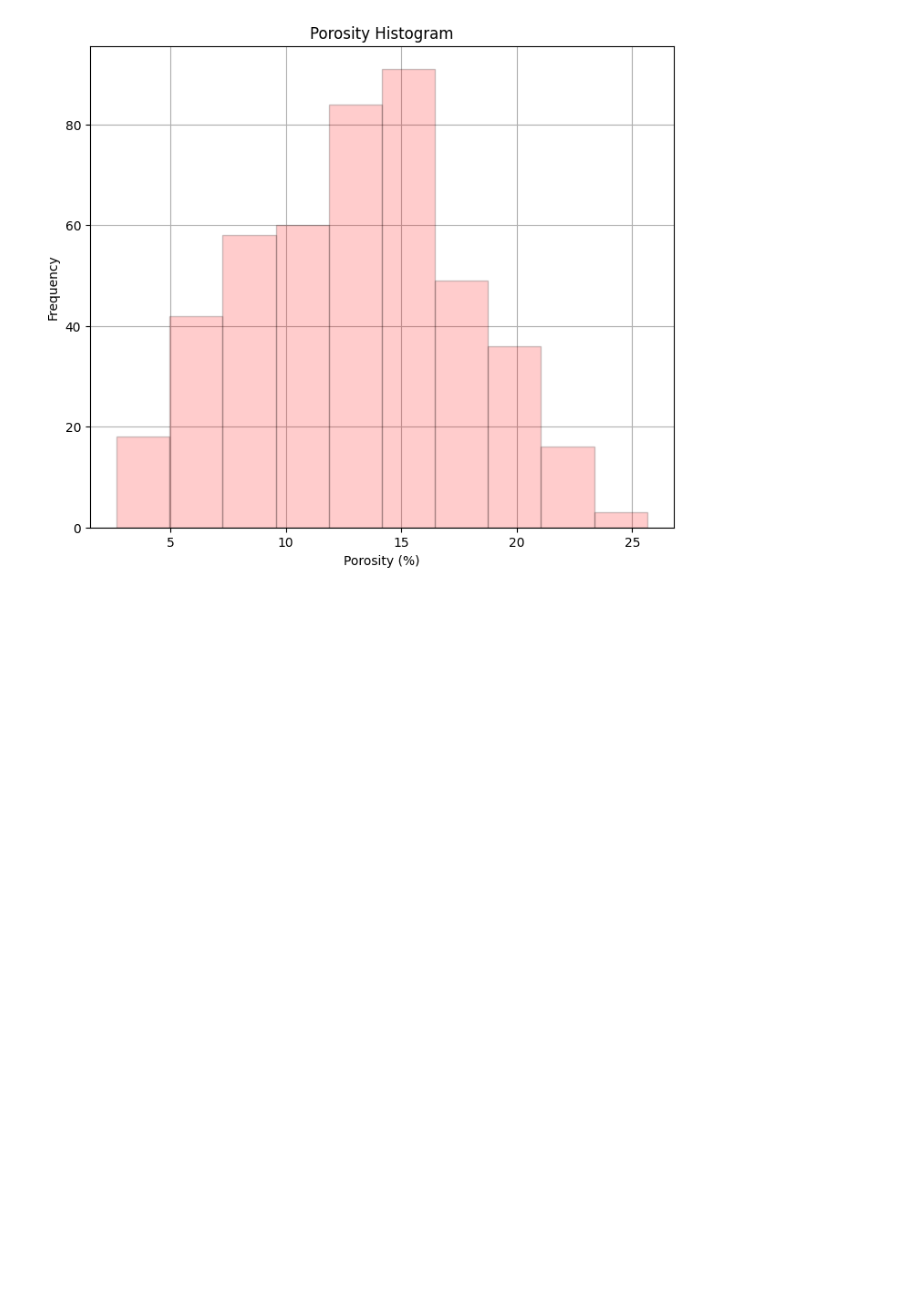
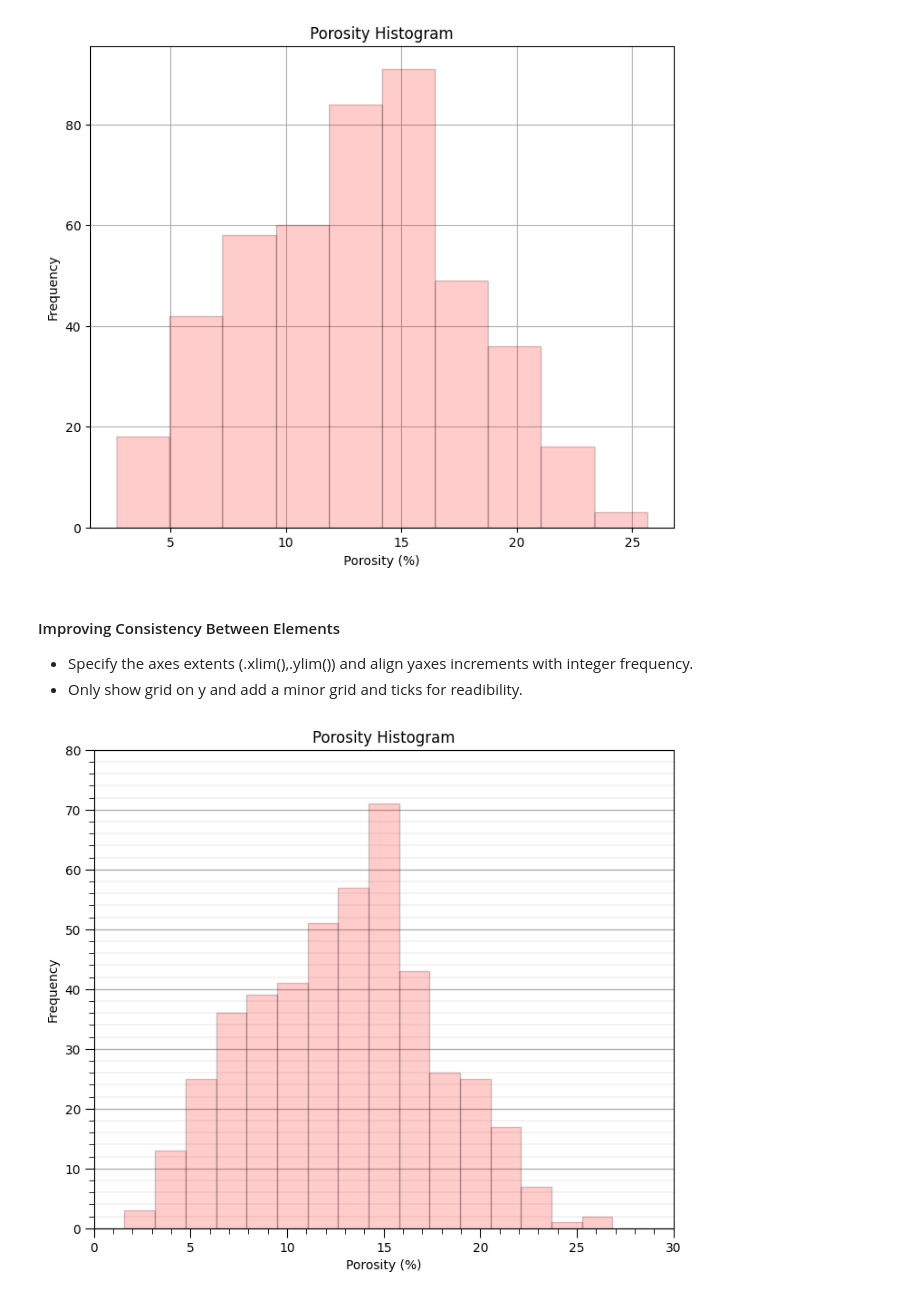
Before and after one commit to aaditya29/Quantitative-Finance-With-Python, a Jupyter notebook: 05-Data Science Basics/03-Univariate Data Visualisation/univariate.ipynb, the cells around one changed output. Cells and saved outputs as stored; diff of their text form; code cells hidden in the pictures; blank space fills up the shorter version.

Commit message:
improving consistency between elements of grid

```diff
--- a/05-Data Science Basics/03-Univariate Data Visualisation/univariate.ipynb
+++ b/05-Data Science Basics/03-Univariate Data Visualisation/univariate.ipynb
@@ -80,3 +80,24 @@ plt.subplots_adjust(left=0.0, bottom=0.0, right=1.0, top=1.1)
 plt.show()
 # %% [output]
 [figure]
+# %% [markdown]
+#### Improving Consistency Between Elements
+- Specify the axes extents (.xlim(),.ylim()) and align yaxes increments with integer frequency.
+- Only show grid on y and add a minor grid and ticks for readibility.
+# %%
+plt.hist(bins=np.linspace(0, 30, 20), alpha=0.2, edgecolor='black', x=por, color='red')
+plt.xlabel('Porosity (%)')
+plt.ylabel('Frequency')
+plt.title('Porosity Histogram')  # axes labels
+plt.xlim(0, 30)
+plt.ylim(0, 80) #making constraint the axes extents
+plt.gca().yaxis.grid(True, which='major', linewidth=1.0)
+plt.gca().yaxis.grid(True, which='minor', linewidth=0.2)  # add y and x grids
+plt.gca().tick_params(which='major', length=7)
+plt.gca().tick_params(which='minor', length=4)
+plt.gca().xaxis.set_minor_locator(AutoMinorLocator())
+plt.gca().yaxis.set_minor_locator(AutoMinorLocator())  # turning on minor ticks
+plt.subplots_adjust(left=0.0, bottom=0.0, right=1.0, top=1.1)
+plt.show() # setting plot size
+# %% [output]
+[figure, added]
```
